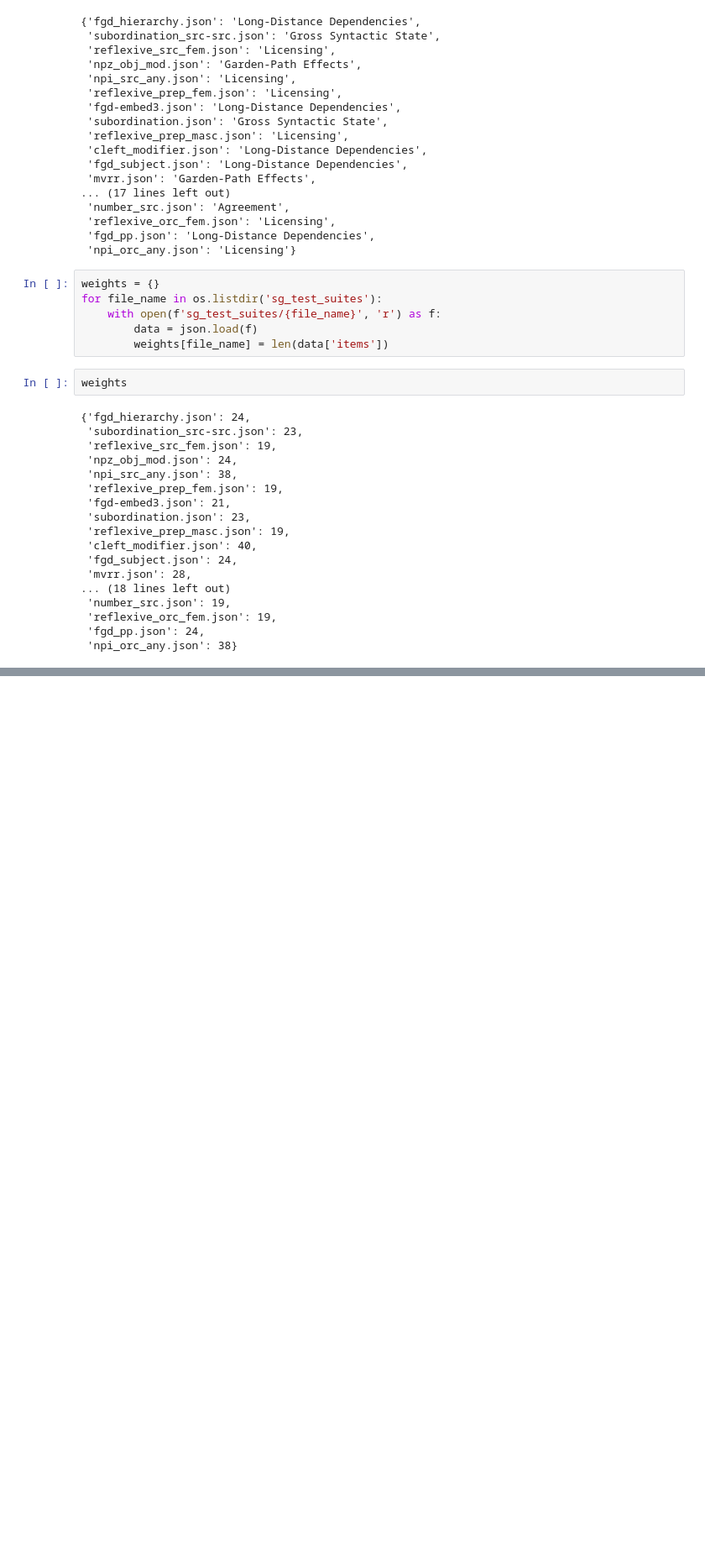
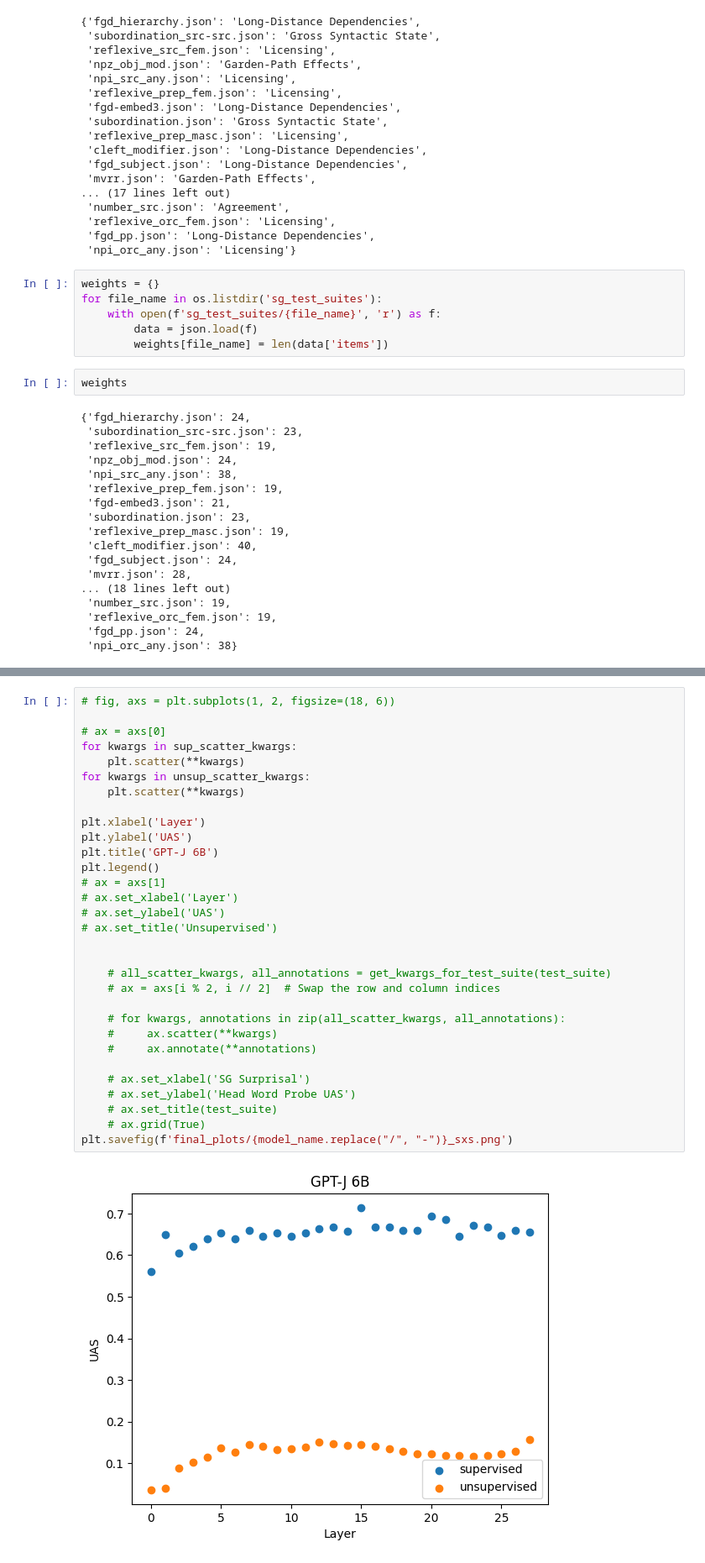
Before and after one commit to agananth/lm_syntax, a Jupyter notebook: plot.ipynb, the cells around one changed output, grey strips where cells are left out. Shown: that part at 84% size. Cells and saved outputs as stored; diff of their text form; blank space fills up the shorter version.

```diff
--- a/plot.ipynb
+++ b/plot.ipynb
@@ -434,0 +561,33 @@ weights
+# %%
+# fig, axs = plt.subplots(1, 2, figsize=(18, 6))
+
+# ax = axs[0]
+for kwargs in sup_scatter_kwargs:
+    plt.scatter(**kwargs)
+for kwargs in unsup_scatter_kwargs:
+    plt.scatter(**kwargs)
+
+plt.xlabel('Layer')
+plt.ylabel('UAS')
+plt.title('GPT-J 6B')
+plt.legend()
+# ax = axs[1]
+# ax.set_xlabel('Layer')
+# ax.set_ylabel('UAS')
+# ax.set_title('Unsupervised')
+
+
+    # all_scatter_kwargs, all_annotations = get_kwargs_for_test_suite(test_suite)
+    # ax = axs[i % 2, i // 2]  # Swap the row and column indices
+
+    # for kwargs, annotations in zip(all_scatter_kwargs, all_annotations):
+    #     ax.scatter(**kwargs)
+    #     ax.annotate(**annotations)
+
+    # ax.set_xlabel('SG Surprisal')
+    # ax.set_ylabel('Head Word Probe UAS')
+    # ax.set_title(test_suite)
+    # ax.grid(True)
+plt.savefig(f'final_plots/{model_name.replace("/", "-")}_sxs.png')
+# %% [output]
+[figure, added]
```
Also changed, not shown: parts of 13 cells of this notebook, 38 other files.
